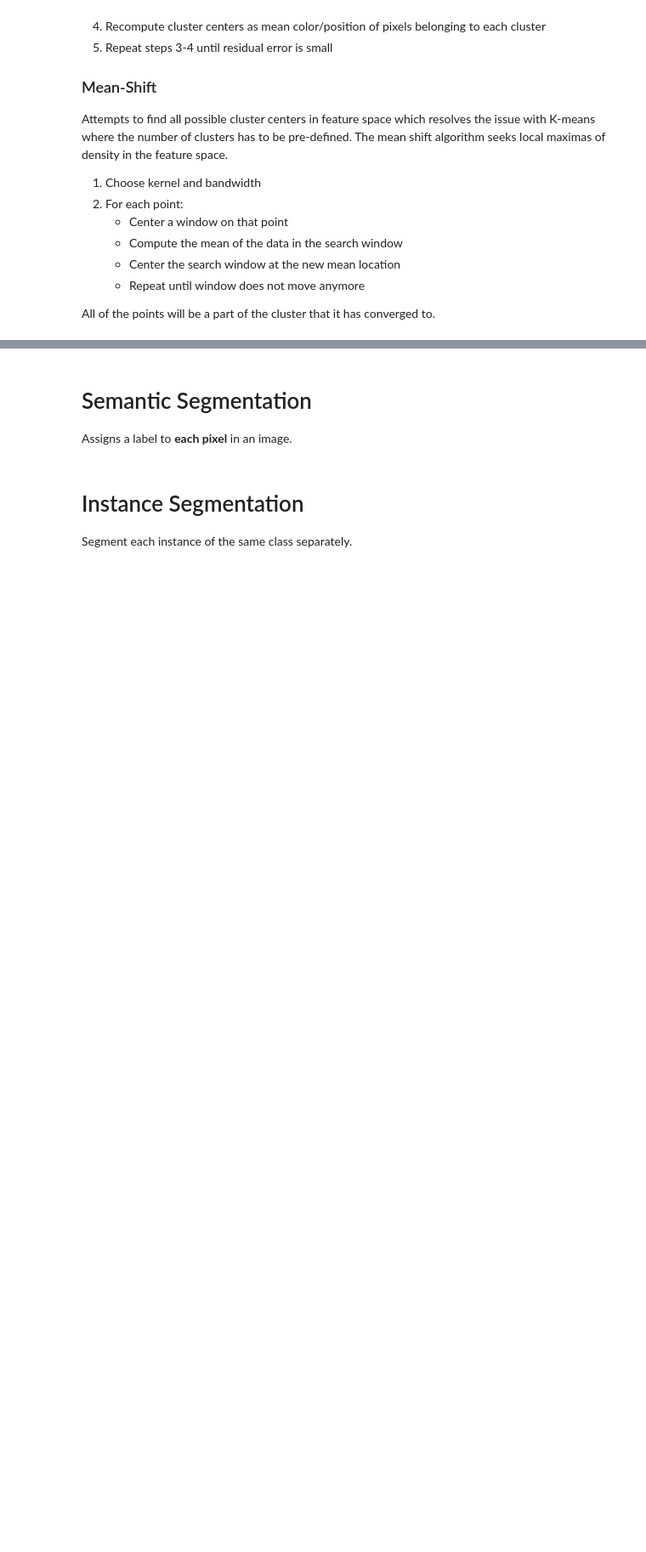
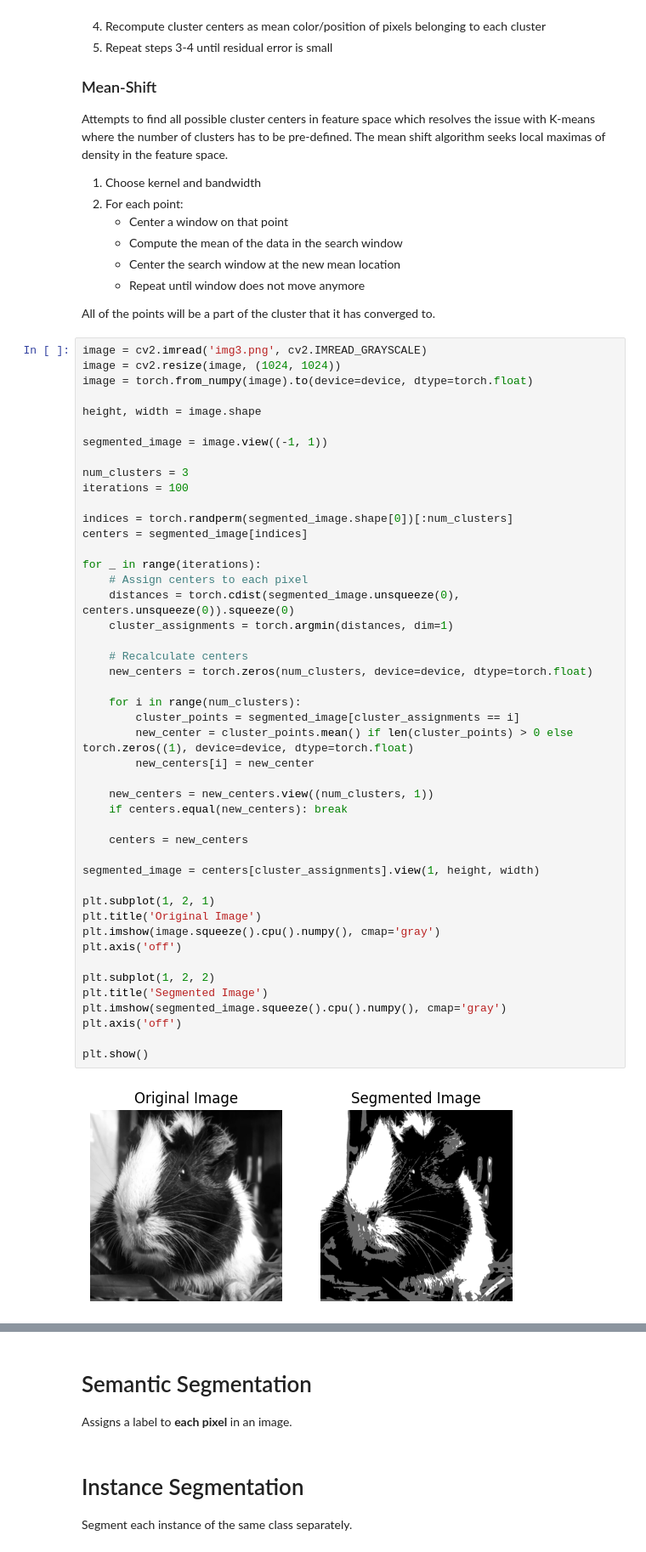
Before and after one commit to DRobinson4105/learning-portfolio, a Jupyter notebook: MachineLearning/ComputerVision/ImageSegmentation.ipynb, the cells around one changed output, grey strips where cells are left out. Shown: that part at 85% size. Saved outputs shown, nothing was run; the diff lists cells and outputs as text; blank space fills up the shorter version.

Commit message:
Mean Shift Clustering

```diff
--- a/MachineLearning/ComputerVision/ImageSegmentation.ipynb
+++ b/MachineLearning/ComputerVision/ImageSegmentation.ipynb
@@ -115,3 +115,51 @@ Attempts to find all possible cluster centers in feature space which resolves th
     - Repeat until window does not move anymore
 
 All of the points will be a part of the cluster that it has converged to.
+# %%
+image = cv2.imread('img3.png', cv2.IMREAD_GRAYSCALE)
+image = cv2.resize(image, (1024, 1024))
+image = torch.from_numpy(image).to(device=device, dtype=torch.float)
+
+height, width = image.shape
+
+segmented_image = image.view((-1, 1))
+
+num_clusters = 3
+iterations = 100
+
+indices = torch.randperm(segmented_image.shape[0])[:num_clusters]
+centers = segmented_image[indices]
+
+for _ in range(iterations):
+    # Assign centers to each pixel
+    distances = torch.cdist(segmented_image.unsqueeze(0), centers.unsqueeze(0)).squeeze(0)
+    cluster_assignments = torch.argmin(distances, dim=1)
+
+    # Recalculate centers
+    new_centers = torch.zeros(num_clusters, device=device, dtype=torch.float)
+
+    for i in range(num_clusters):
+        cluster_points = segmented_image[cluster_assignments == i]
+        new_center = cluster_points.mean() if len(cluster_points) > 0 else torch.zeros((1), device=device, dtype=torch.float)
+        new_centers[i] = new_center
+
+    new_centers = new_centers.view((num_clusters, 1))
+    if centers.equal(new_centers): break
+
+    centers = new_centers
+
+segmented_image = centers[cluster_assignments].view(1, height, width)
+
+plt.subplot(1, 2, 1)
+plt.title('Original Image')
+plt.imshow(image.squeeze().cpu().numpy(), cmap='gray')
+plt.axis('off')
+
+plt.subplot(1, 2, 2)
+plt.title('Segmented Image')
+plt.imshow(segmented_image.squeeze().cpu().numpy(), cmap='gray')
+plt.axis('off')
+
+plt.show()
+# %% [output]
+[figure, added]
```
Also changed, not shown: parts of 4 cells of this notebook, 1 other file.
